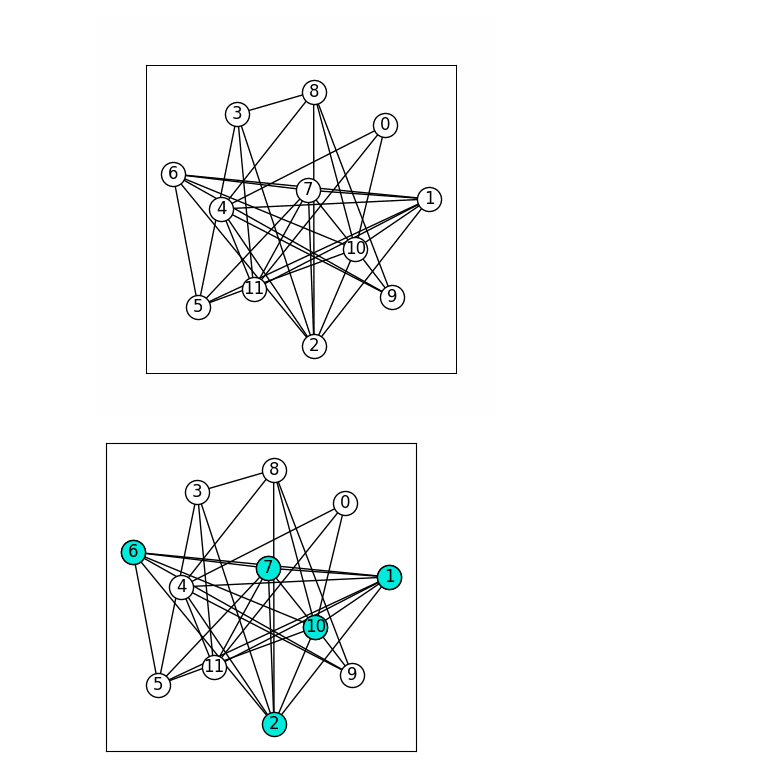
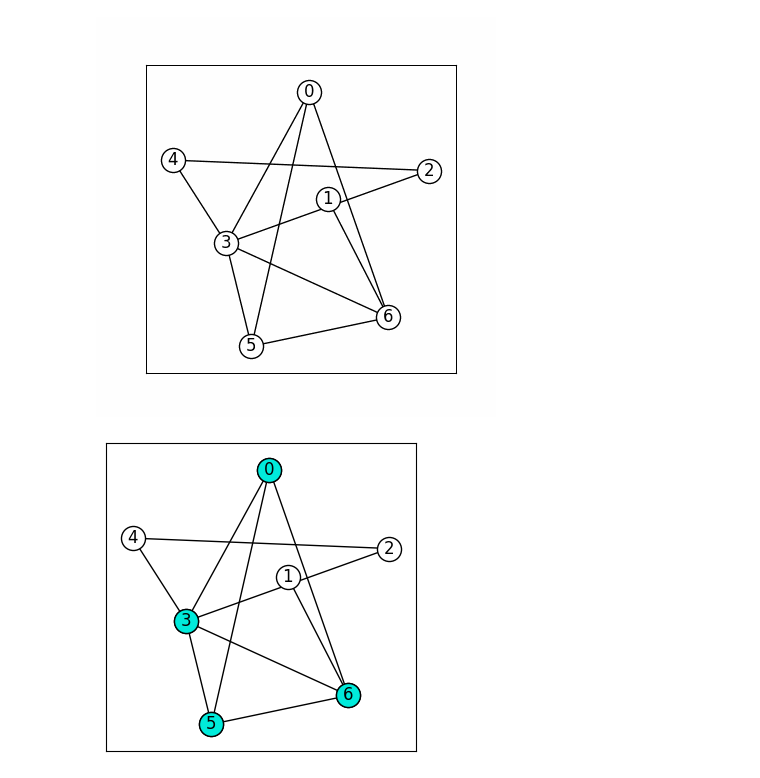
Before and after one commit to MidnightHermes/CS5110-Final-Project, a Jupyter notebook: src/algorithms/max_clique.ipynb, the cells around one changed output. Cells and saved outputs as stored; diff of their text form; code cells hidden in the pictures.

Commit message:
Before adding intermediate clique and independent sets to State

```diff
--- a/src/algorithms/max_clique.ipynb
+++ b/src/algorithms/max_clique.ipynb
@@ -30,7 +30,7 @@ class RamseyState:
         if v in self.ignored_nodes:
             raise ValueError(f"Node {v} is not in present node set")
 
-        return set(self.graph.adj[v]) - self.ignored_nodes
+        return set(self.graph.adj[v]) - (self.ignored_nodes | {v})
 
     def recurse(self):
         new_ignore = self.ignored_nodes | {self.query_node}
@@ -71,7 +71,7 @@ def ramsey(state: RamseyState):
         yield None
 
     else:
-        yield state
+        yield copy.copy(state)
 
         v = random.choice(sorted(node_set))
         state.query_node = v
@@ -91,8 +91,8 @@ def ramsey(state: RamseyState):
 
         neighbor_states = no_none(ramsey(nb))
         if len(neighbor_states) > 0:
-            c1 = neighbor_states[-1].clique
-            i1 = neighbor_states[-1].independent
+            c1 = neighbor_states[-1].clique.copy()
+            i1 = neighbor_states[-1].independent.copy()
         else:
             c1 = set()
             i1 = set()
@@ -104,8 +104,8 @@ def ramsey(state: RamseyState):
 
         non_neighbor_states = no_none(ramsey(nnb))
         if len(non_neighbor_states) > 0:
-            c2 = non_neighbor_states[-1].clique
-            i2 = non_neighbor_states[-1].independent
+            c2 = non_neighbor_states[-1].clique.copy()
+            i2 = non_neighbor_states[-1].independent.copy()
         else:
             c2 = set()
             i2 = set()
@@ -123,7 +123,10 @@ def ramsey(state: RamseyState):
         clique = max(c1, c2, key=len)
         independent = max(i1, i2, key=len)
 
-        yield dataclasses.replace(copy.copy(state), clique=clique, independent=independent)
+        state.clique = clique
+        state.independent = independent
+
+        yield copy.copy(state)
 # %%
 IGNORED_ALPHA = .25
 NORMAL_COLOR = '#ffffff'
@@ -165,16 +168,18 @@ def update(state: RamseyState, pos, ax):
 number_nodes = random.choice(range(30, 41))
 clique_size = random.choice(range(7, (number_nodes * 2) // 3))
 
-builder = RandomGraphBuilder().nodes(12).clique(5, False).connected().random_edges(.3).shuffle_nodes()
+builder = RandomGraphBuilder().nodes(7).clique(4, False).connected().random_edges(.3).shuffle_nodes()
 g = builder.build()
 
 initial_state = RamseyState.initial(g)
 
 states = [state for state in ramsey(initial_state) if state is not None]
-states.insert(0, initial_state)
 
 print(max_clique.ramsey(g))
 print(states[-1].clique, states[-1].independent)
+
+for s in states:
+    print(s)
 
 # Set up the plot
 fig, ax = plt.subplots(figsize=(4, 4))
@@ -189,2 +209,2 @@ Image(filename='ramsey_animation.gif')
-[figure, old version]
+[figure, new version]
-[figure, old version]
+[figure, new version]
```
Also changed, not shown: parts of 1 cell of this notebook.
